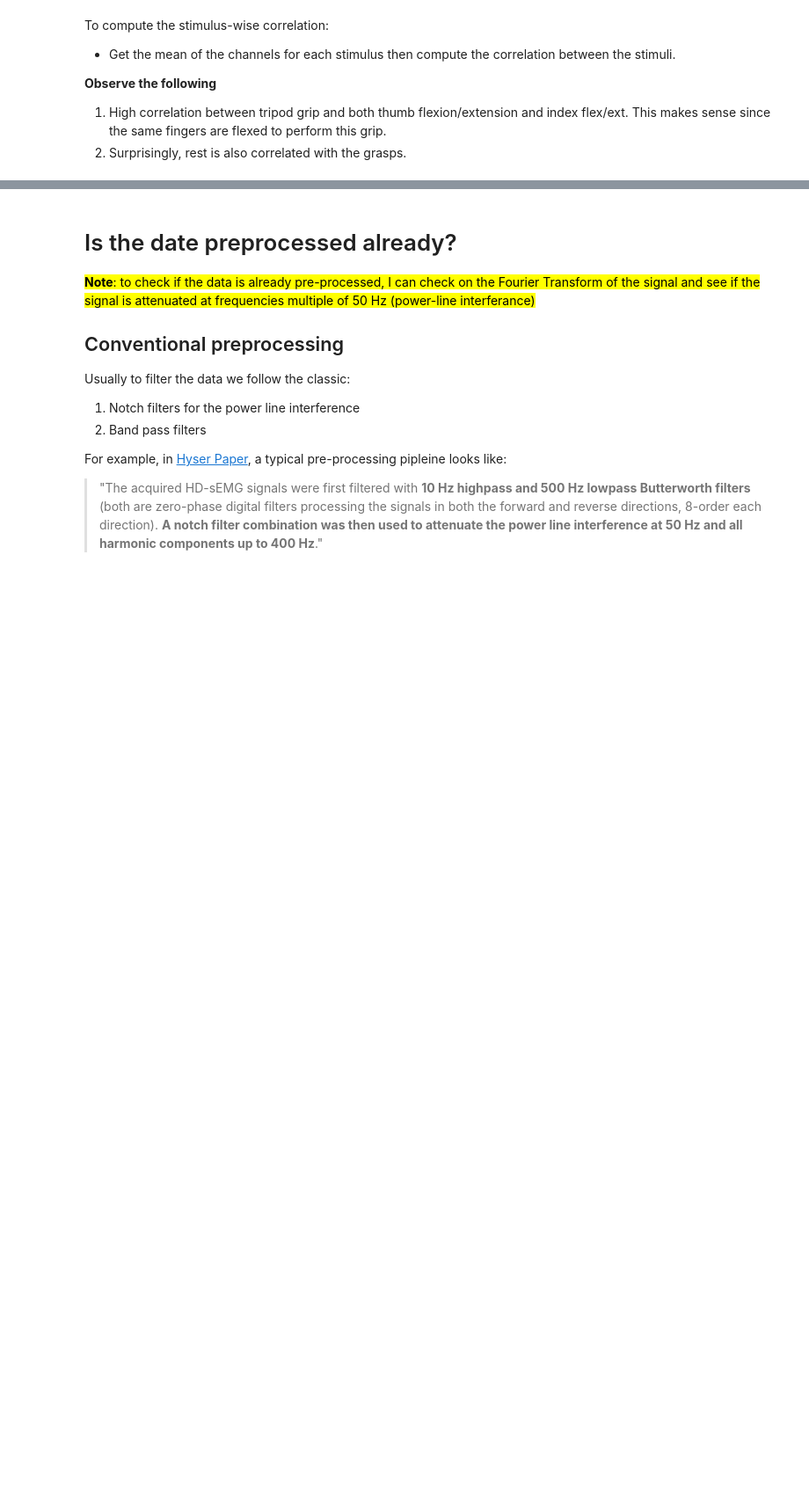
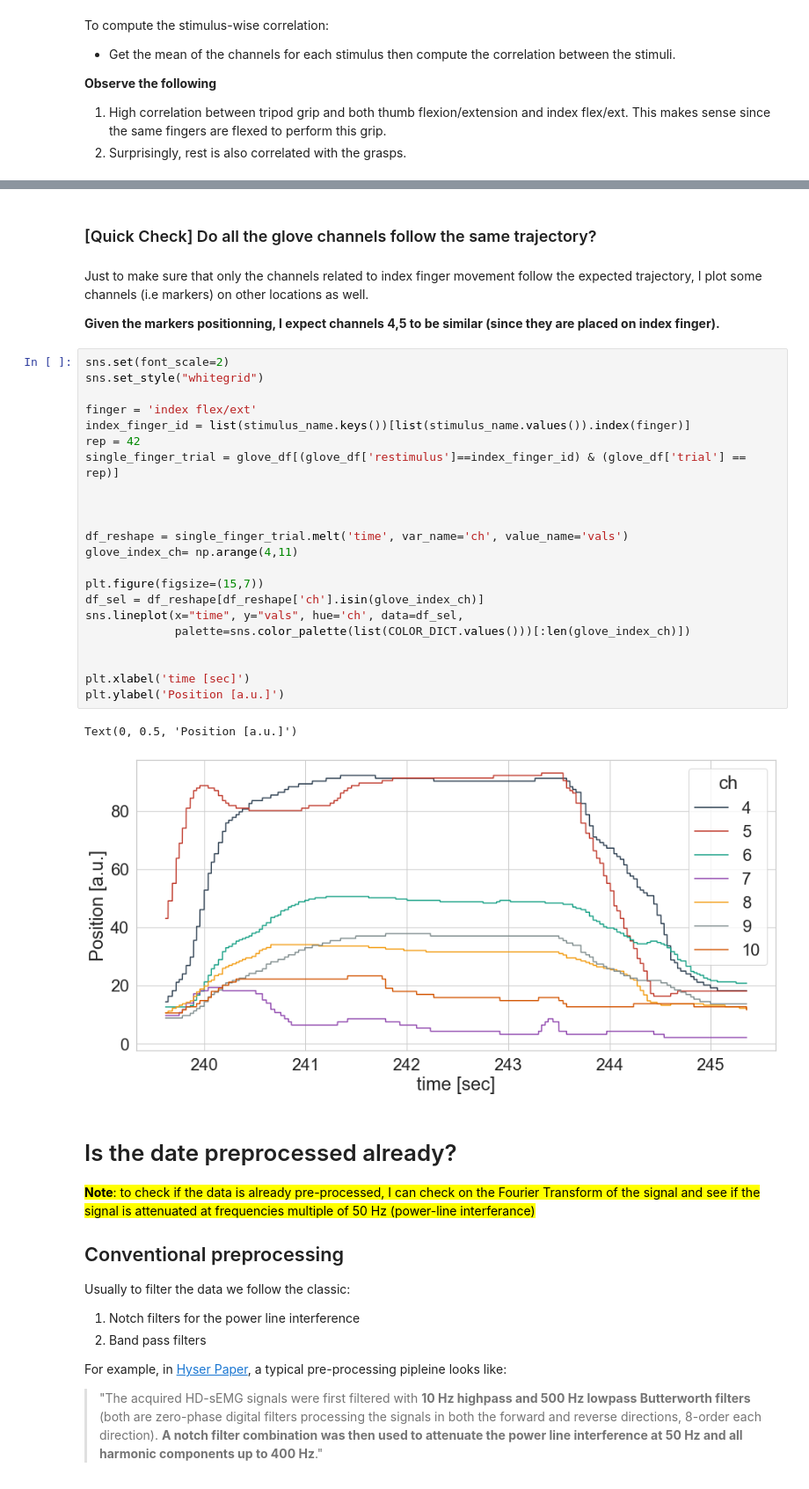
Before and after one commit to tihbe/ninapro_db8, a Jupyter notebook: EDA-NinaPro_DB8.ipynb, the cells around one changed output, grey strips where cells are left out. Shown at 88% size. Cells and saved outputs as stored; diff of their text form; blank space fills up the shorter version.

```diff
--- a/EDA-NinaPro_DB8.ipynb
+++ b/EDA-NinaPro_DB8.ipynb
@@ -403,3 +497,34 @@ plt.title(f'Glove Channel#{glove_ch}',fontsize=14)
+# %% [markdown]
+### [Quick Check] Do all the glove channels follow the same trajectory?
+# %% [markdown]
+Just to make sure that only the channels related to index finger movement follow the expected trajectory, I plot some channels (i.e markers) on other locations as well.
+
+**Given the markers positionning, I expect channels 4,5 to be similar (since they are placed on index finger).**
+# %%
+sns.set(font_scale=2)
+sns.set_style("whitegrid")
+
+finger = 'index flex/ext'
+index_finger_id = list(stimulus_name.keys())[list(stimulus_name.values()).index(finger)]
+rep = 42
+single_finger_trial = glove_df[(glove_df['restimulus']==index_finger_id) & (glove_df['trial'] == rep)]
+
+
+
+df_reshape = single_finger_trial.melt('time', var_name='ch', value_name='vals')
+glove_index_ch= np.arange(4,11)
+
+plt.figure(figsize=(15,7))
+df_sel = df_reshape[df_reshape['ch'].isin(glove_index_ch)]
+sns.lineplot(x="time", y="vals", hue='ch', data=df_sel,
+             palette=sns.color_palette(list(COLOR_DICT.values()))[:len(glove_index_ch)])
+
+
+plt.xlabel('time [sec]')
+plt.ylabel('Position [a.u.]')
+# %% [output]
+Text(0, 0.5, 'Position [a.u.]')
+[figure, added]
 # %% [markdown]
 # Is the date preprocessed already?
 
```
Also changed, not shown: parts of 41 cells of this notebook.
